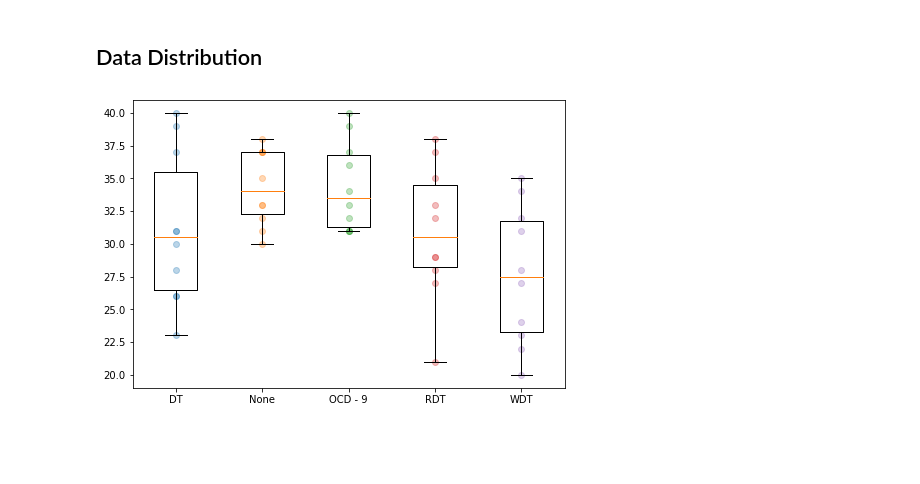
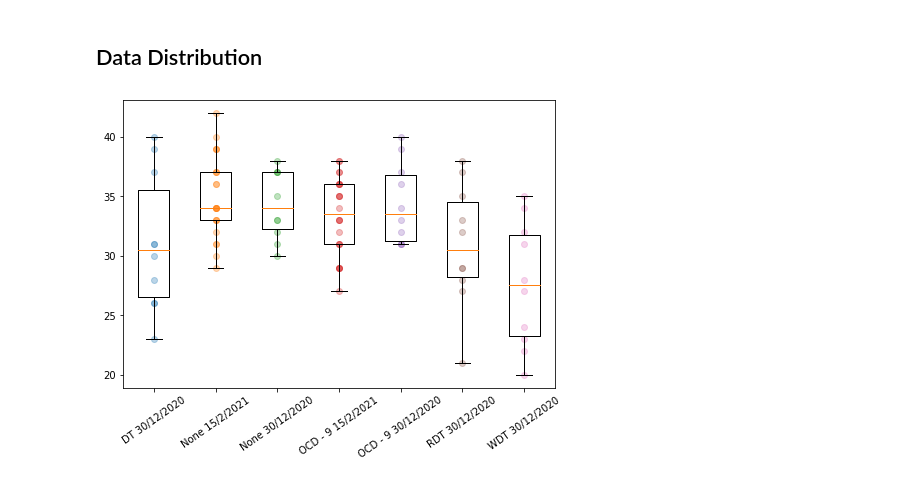
Before and after one commit to badisa/optpresso, a Jupyter notebook: notebooks/prep-method-evaluation.ipynb, the cells around one changed output. Drawn from its saved outputs; the diff is of its cells as text; code cells hidden in the pictures; blank space fills up the shorter version.

```diff
--- a/notebooks/prep-method-evaluation.ipynb
+++ b/notebooks/prep-method-evaluation.ipynb
@@ -81,22 +82,23 @@ plt.show()
 # %%
 fig = plt.Figure()
 axe = fig.add_axes([0, 0, 1, 1])
 
-grouped = df.groupby("prepmethod")
+grouped = df.groupby(["prepmethod", "roastdate"])
 columns = []
 times = []
 
 for i, (name, subdf) in enumerate(grouped):
-    columns.append(name)
+    columns.append(f"{name[0]} {name[1]}")
     times.append(subdf["timeseconds"].tolist())
 
 axe.boxplot(times, labels=columns)
 i = 0
 for column, vals in zip(columns, times):
     axe.scatter([i+1] * len(vals), vals, alpha=0.3)
     i += 1
+axe.set_xticklabels(columns, rotation=35, ha='center')
 display(fig)
 # %% [output]
-[figure, old version]
+[figure, new version]
 # %%
 for method in df.prepmethod.unique():
```
Also changed, not shown: parts of 6 cells of this notebook, 3 other files.
